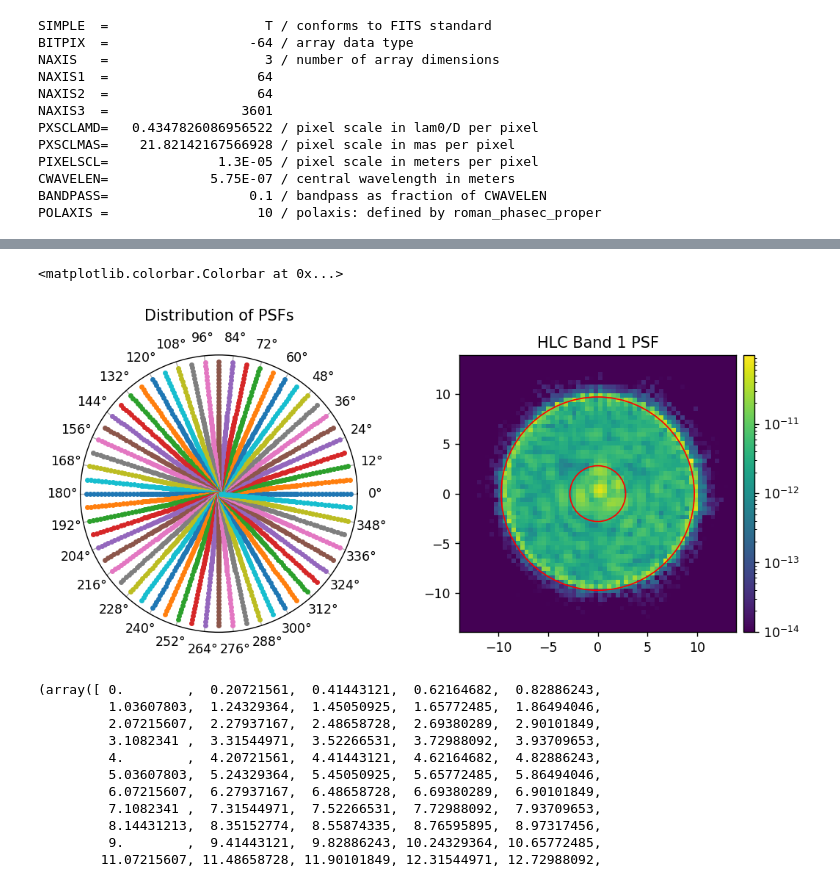
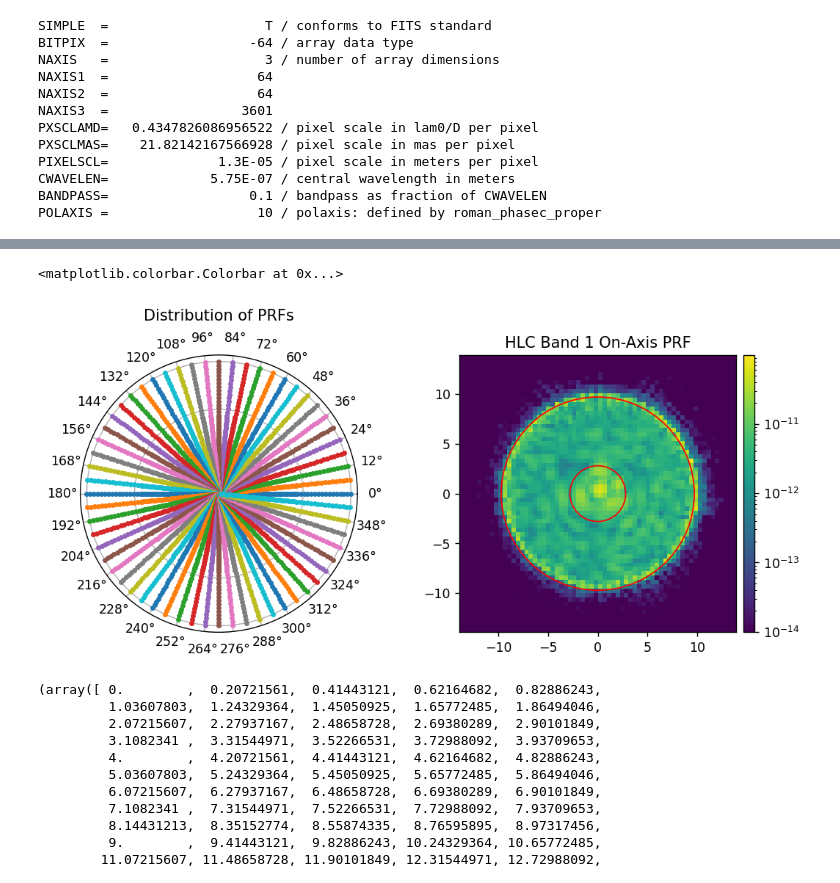
Before and after one commit to kian1377/disk-processing, a Jupyter notebook: hlc_band1_20230221_interp_psfs.ipynb, the cells around one changed output, grey strips where cells are left out. Drawn from its saved outputs; the diff is of its cells as text; code cells hidden in the pictures.

```diff
--- a/hlc_band1_20230221_interp_psfs.ipynb
+++ b/hlc_band1_20230221_interp_psfs.ipynb
@@ -78,38 +78,39 @@ thetas_fpath = data_dir/'psfs'/'hlc_band1_psfs_theta_samples_20230221.fits'
 
 r_offsets = fits.getdata(r_offsets_fpath)
 thetas = fits.getdata(thetas_fpath)*u.degree
 
 # Plotting field angles
 theta_offsets = []
 for r in r_offsets[1:]:
     theta_offsets.append(thetas.to(u.radian).value)
 theta_offsets = np.array(theta_offsets)
 theta_offsets.shape
 
 fig = plt.figure(dpi=125, figsize=(10,4))
 
 ax1 = plt.subplot(121, projection='polar')
 ax1.plot(theta_offsets, r_offsets[1:], '.')
-ax1.set_rticks([iwa, owa, max(r_offsets)])  # Less radial ticks
-ax1.set_rticks([])  # Less radial ticks
+ax1.set_rticks([iwa, owa, max(r_offsets)], linewidth=4)  # Less radial ticks
+# ax1.set_rticks([])  # Less radial ticks
+ax1.set_yticklabels([])
 ax1.set_thetagrids(thetas[::2].value)
 ax1.set_rlabel_position(55)  # Move radial labels away from plotted line
 ax1.grid(True)
-ax1.set_title('Distribution of PSFs', va='bottom')
+ax1.set_title('Distribution of PRFs', va='bottom')
 
 ax2 = plt.subplot(122)
 ext = [-psf_pixelscale_lamD*npsf/2, psf_pixelscale_lamD*npsf/2,
        -psf_pixelscale_lamD*npsf/2, psf_pixelscale_lamD*npsf/2]
 im = ax2.imshow(psfs[0], norm=LogNorm(vmin=psfs[0].max()/1e4), cmap='viridis', extent=ext)
 ax2.add_patch(Circle((0, 0), iwa, color='r', fill=False))
 ax2.add_patch(Circle((0, 0), owa, color='r', fill=False))
-ax2.set_title('HLC Band 1 PSF')
+ax2.set_title('HLC Band 1 On-Axis PRF')
 divider = make_axes_locatable(ax2)
 cax = divider.append_axes("right", size="4%", pad=0.075)
 fig.colorbar(im, cax=cax)
 # %% [output]
 <matplotlib.colorbar.Colorbar at 0x...>
-[figure, old version]
+[figure, new version]
 # %%
 r_offsets, thetas
 # %% [output]
```
Also changed, not shown: parts of 1 cell of this notebook, 6 other files.
